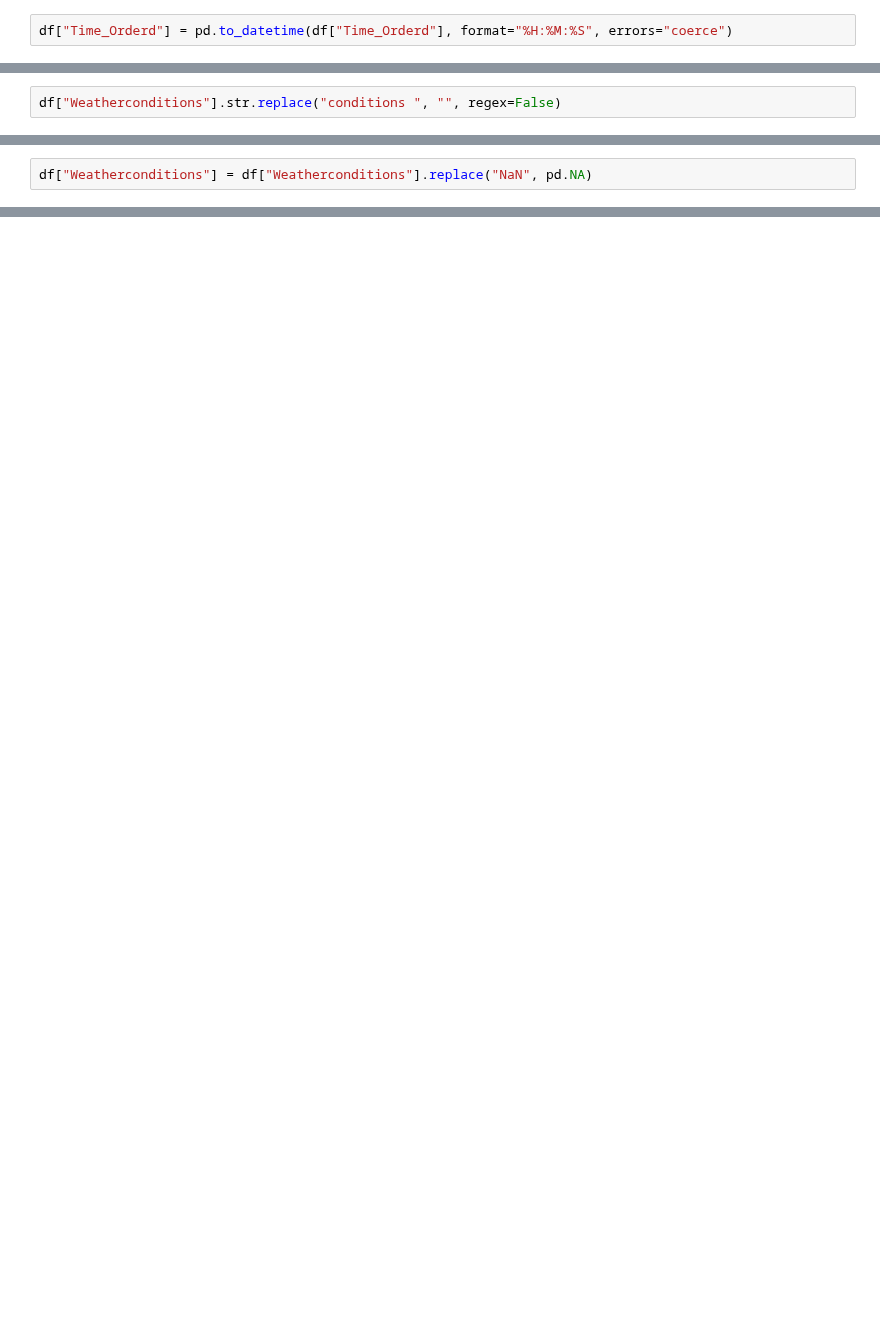
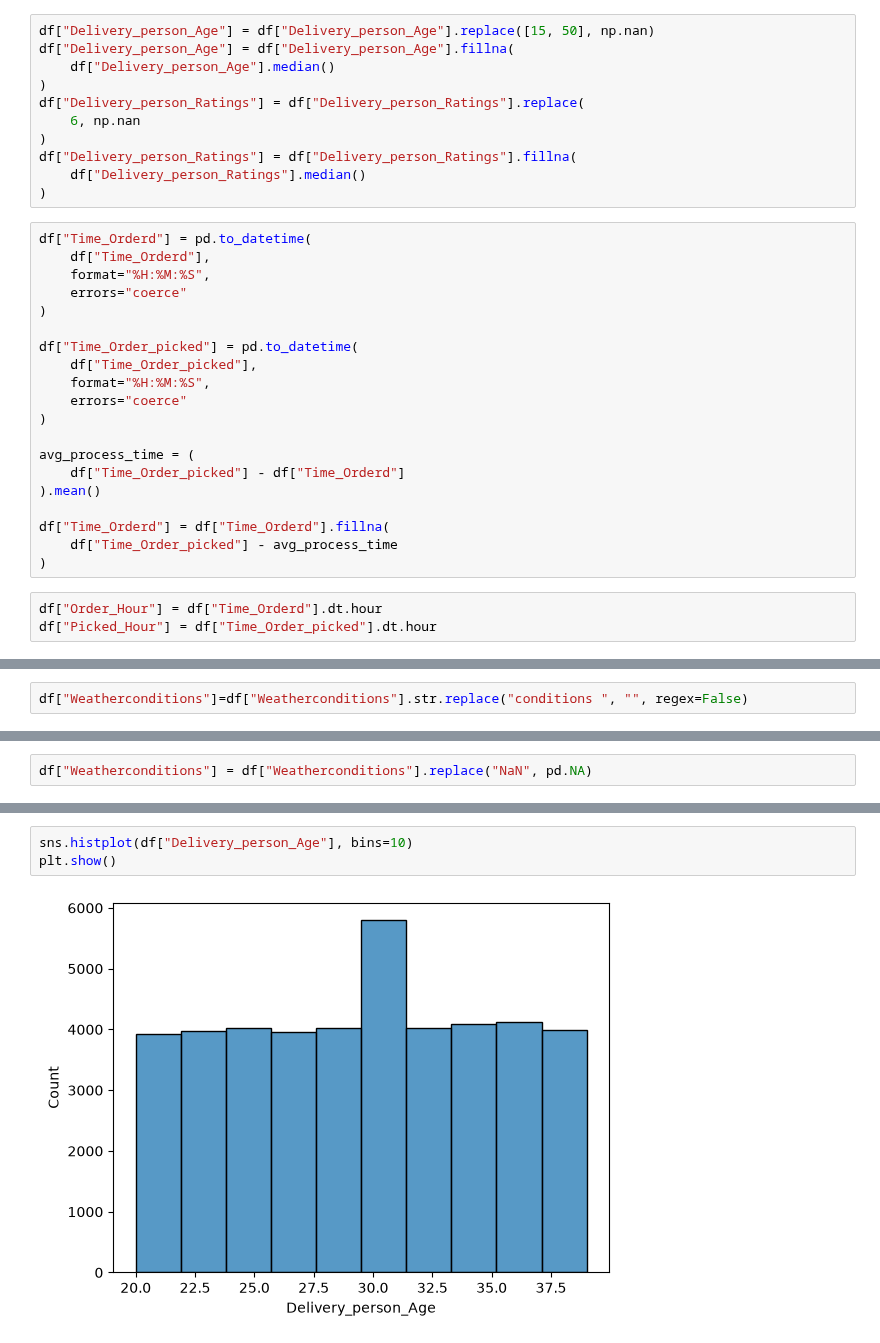
Before and after one commit to Bhoomikamalik81/Probation-Project-26, a Jupyter notebook: Bhoomika-task-6/bhoomika-task-6.ipynb, the cells around one changed output, grey strips where cells are left out. Drawn from its saved outputs; the diff is of its cells as text; blank space fills up the shorter version.

```diff
--- a/Bhoomika-task-6/bhoomika-task-6.ipynb
+++ b/Bhoomika-task-6/bhoomika-task-6.ipynb
@@ -159,4 +560,36 @@ df["Delivery_person_Ratings"] = df["Delivery_person_Ratings"].fillna(df["Deliver
+# %%
+df["Delivery_person_Age"] = df["Delivery_person_Age"].replace([15, 50], np.nan)
+df["Delivery_person_Age"] = df["Delivery_person_Age"].fillna(
+    df["Delivery_person_Age"].median()
+)
+df["Delivery_person_Ratings"] = df["Delivery_person_Ratings"].replace(
+    6, np.nan
+)
+df["Delivery_person_Ratings"] = df["Delivery_person_Ratings"].fillna(
+    df["Delivery_person_Ratings"].median()
+)
 # %%
-df["Time_Orderd"] = pd.to_datetime(df["Time_Orderd"], format="%H:%M:%S", errors="coerce")
+df["Time_Orderd"] = pd.to_datetime(
+    df["Time_Orderd"],
+    format="%H:%M:%S",
+    errors="coerce"
+)
+
+df["Time_Order_picked"] = pd.to_datetime(
+    df["Time_Order_picked"],
+    format="%H:%M:%S",
+    errors="coerce"
+)
+
+avg_process_time = (
+    df["Time_Order_picked"] - df["Time_Orderd"]
+).mean()
+
+df["Time_Orderd"] = df["Time_Orderd"].fillna(
+    df["Time_Order_picked"] - avg_process_time
+)
+# %%
+df["Order_Hour"] = df["Time_Orderd"].dt.hour
+df["Picked_Hour"] = df["Time_Order_picked"].dt.hour
 # %%
 print(df["Time_Orderd"].dtype)
@@ -225,4 +847,4 @@ print(df["Weatherconditions"].unique())
 # %%
-df["Weatherconditions"].str.replace("conditions ", "", regex=False)
+df["Weatherconditions"]=df["Weatherconditions"].str.replace("conditions ", "", regex=False)
 # %%
 print(df["Weatherconditions"].isnull().sum())
@@ -248,0 +915,5 @@ print(df.groupby("Weatherconditions")["Time_taken(min)"].mean())
+# %%
+sns.histplot(df["Delivery_person_Age"], bins=10)
+plt.show()
+# %% [output]
+[figure, added]
```
Also changed, not shown: parts of 186 cells of this notebook, 1 other file.
